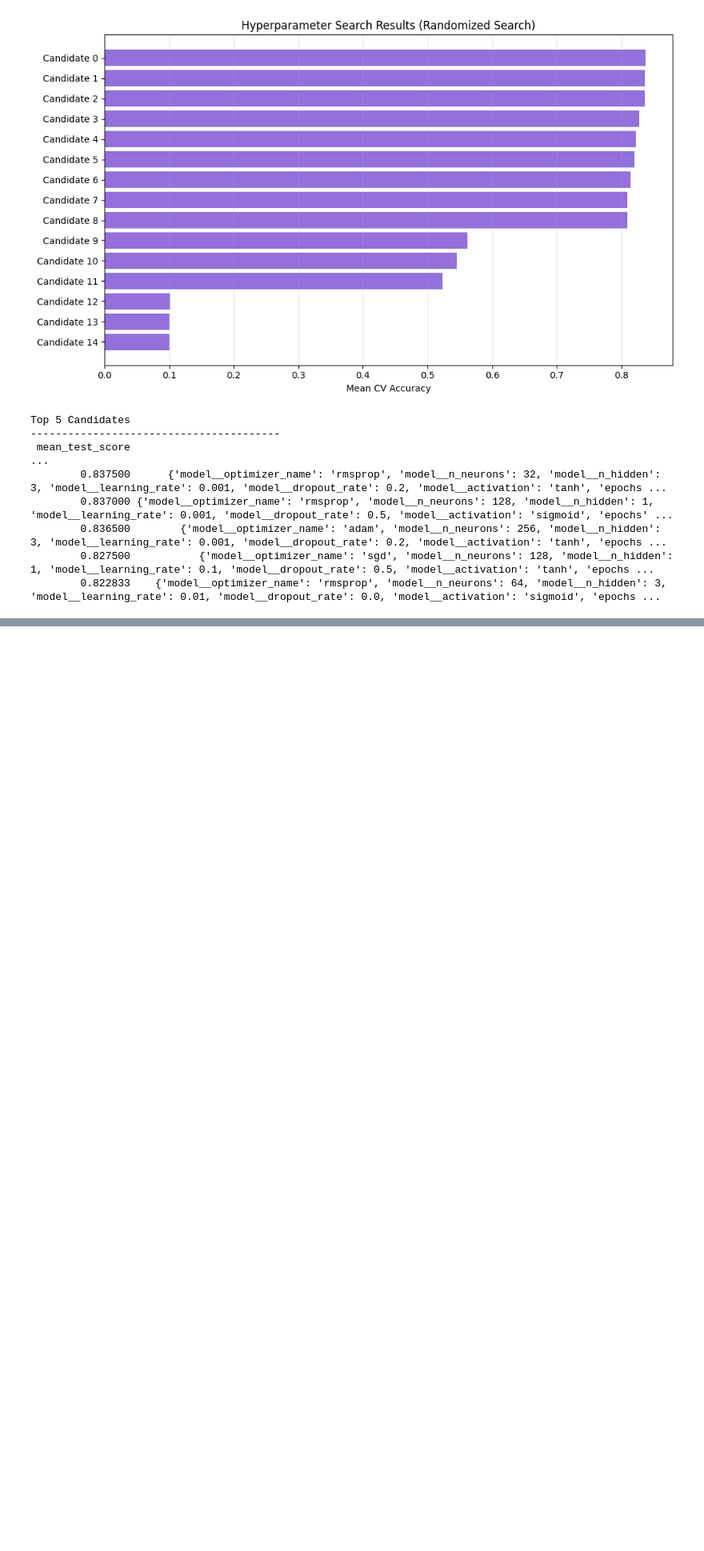
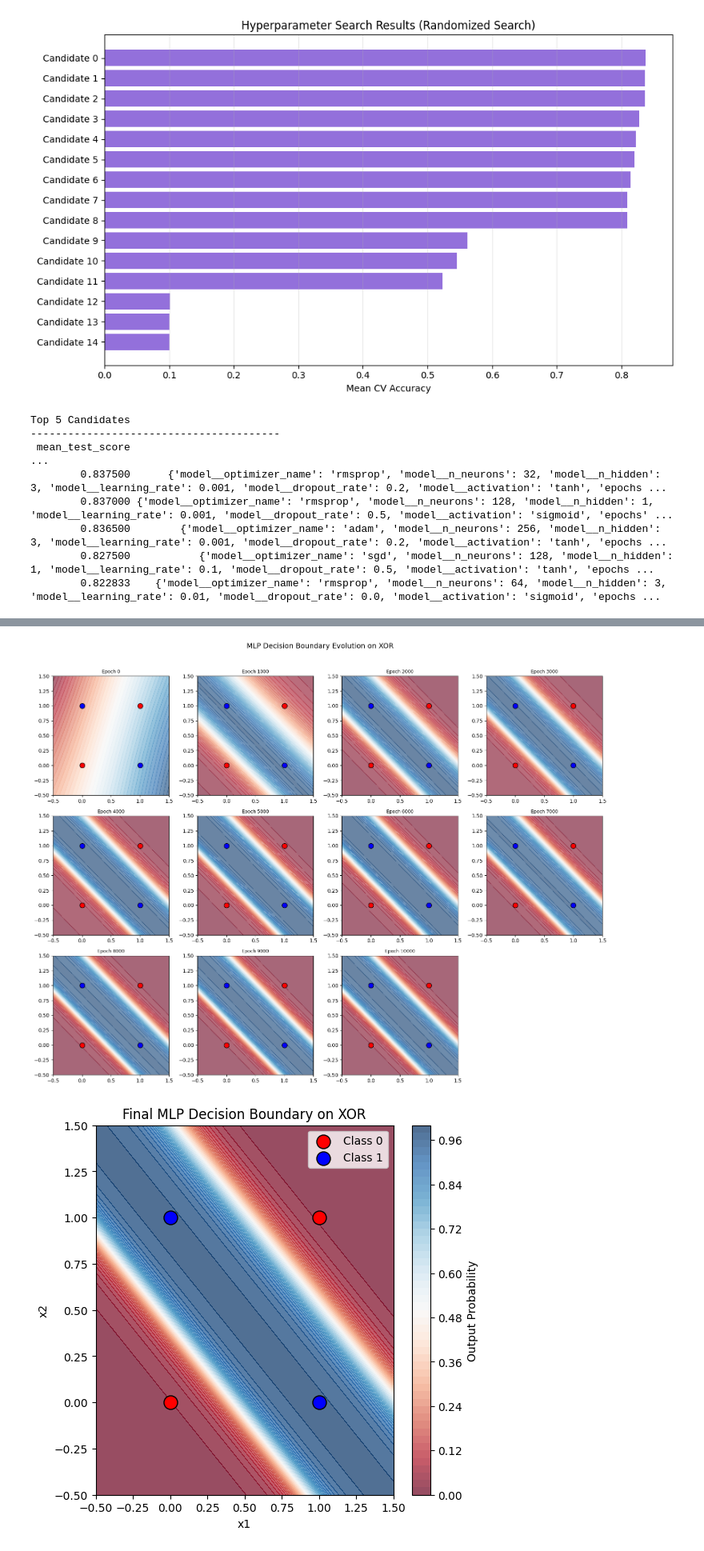
Before and after one commit to Dhanush7-tech/Deep-Learning-LAB, a Jupyter notebook: LAB-2/DeepLearning_Lab_2.ipynb, the cells around one changed output, grey strips where cells are left out. Shown at 80% size. Cells and saved outputs as stored; diff of their text form; code cells hidden in the pictures; blank space fills up the shorter version.

```diff
--- a/LAB-2/DeepLearning_Lab_2.ipynb
+++ b/LAB-2/DeepLearning_Lab_2.ipynb
@@ -636,0 +901,55 @@ Top 5 Candidates
+# %%
+def predict_mlp(X_grid, W1, b1, W2, b2):
+    hidden = sigmoid(np.dot(X_grid, W1) + b1)
+    output = sigmoid(np.dot(hidden, W2) + b2)
+    return output
+
+# Create a mesh grid for decision boundary
+xx, yy = np.meshgrid(np.linspace(-0.5, 1.5, 200), np.linspace(-0.5, 1.5, 200))
+grid = np.c_[xx.ravel(), yy.ravel()]
+
+n_snapshots = len(weight_history)
+cols = 4
+rows = int(np.ceil(n_snapshots / cols))
+
+fig, axes = plt.subplots(rows, cols, figsize=(cols * 4, rows * 4))
+axes = axes.flatten()
+
+for idx, (W1_s, b1_s, W2_s, b2_s) in enumerate(weight_history):
+    Z = predict_mlp(grid, W1_s, b1_s, W2_s, b2_s)
+    Z = Z.reshape(xx.shape)
+
+    ax = axes[idx]
+    ax.contourf(xx, yy, Z, levels=50, cmap='RdBu', alpha=0.6)
+    ax.scatter(X[y.flatten() == 0][:, 0], X[y.flatten() == 0][:, 1],
+               color='red', s=100, edgecolor='black', label='Class 0', zorder=3)
+    ax.scatter(X[y.flatten() == 1][:, 0], X[y.flatten() == 1][:, 1],
+               color='blue', s=100, edgecolor='black', label='Class 1', zorder=3)
+    ax.set_title(f"Epoch {idx * print_every}", fontsize=9)
+    ax.set_xlim(-0.5, 1.5)
+    ax.set_ylim(-0.5, 1.5)
+
+for idx in range(n_snapshots, len(axes)):
+    axes[idx].axis('off')
+
+plt.suptitle("MLP Decision Boundary Evolution on XOR", fontsize=14, y=1.02)
+plt.tight_layout()
+plt.show()
+
+# ---- Final clean decision boundary plot ----
+plt.figure(figsize=(6, 6))
+Z_final = predict_mlp(grid, W1, b1, W2, b2).reshape(xx.shape)
+plt.contourf(xx, yy, Z_final, levels=50, cmap='RdBu', alpha=0.7)
+plt.colorbar(label='Output Probability')
+plt.scatter(X[y.flatten() == 0][:, 0], X[y.flatten() == 0][:, 1],
+            color='red', s=150, edgecolor='black', label='Class 0')
+plt.scatter(X[y.flatten() == 1][:, 0], X[y.flatten() == 1][:, 1],
+            color='blue', s=150, edgecolor='black', label='Class 1')
+plt.title("Final MLP Decision Boundary on XOR")
+plt.xlabel("x1")
+plt.ylabel("x2")
+plt.legend()
+plt.show()
+# %% [output]
+[figure, added]
+[figure, added]
```
Also changed, not shown: parts of 5 cells of this notebook.
